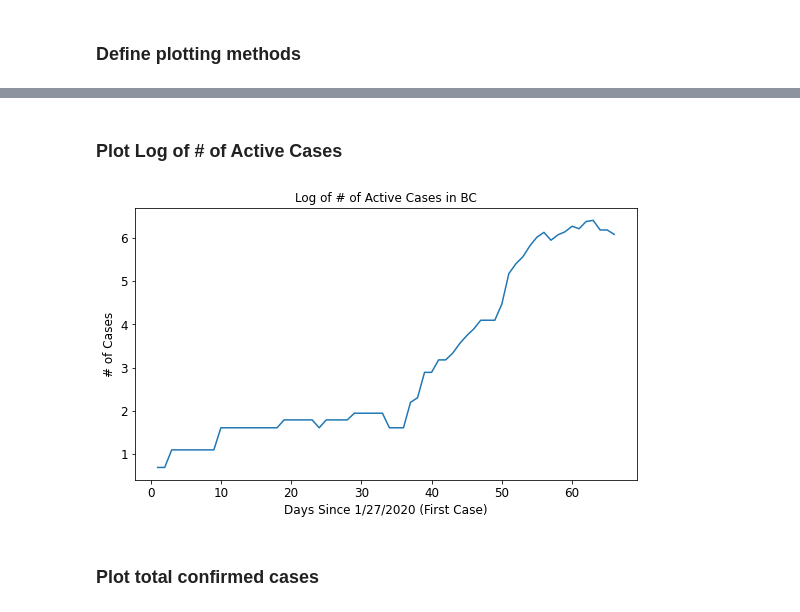
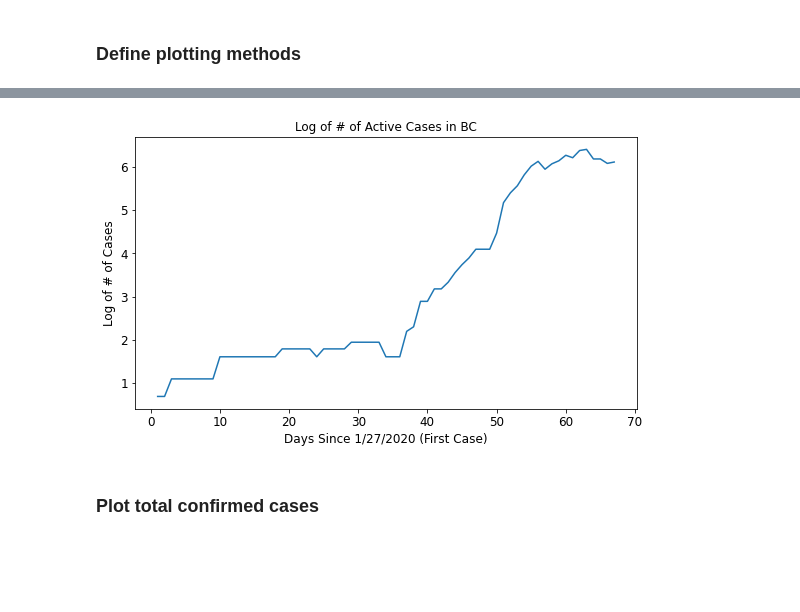
Before and after one commit to valarao/bc-covid-visualizations, a Jupyter notebook: BC COVID-19 Visualizations.ipynb, the cells around one changed output, grey strips where cells are left out. Saved outputs shown, nothing was run; the diff lists cells and outputs as text; code cells hidden in the pictures; blank space fills up the shorter version.

Commit message:
April 2 Update and Active Cases by Region

```diff
--- a/BC COVID-19 Visualizations.ipynb
+++ b/BC COVID-19 Visualizations.ipynb
@@ -49,10 +49,12 @@ merged_df = confirmed_df.merge(deaths_df, how='left', on=['DayCount', 'Date']).m
 # %% [markdown]
 ### Calculate active cases
 # %%
-def calculate_total_active_cases(row):
-    return row['total_confirmed'] - row['total_deaths'] - row['total_recovered']
+def calculate_active_cases(row, region):
+    return row['{}_confirmed'.format(region)] - row['{}_deaths'.format(region)] - row['{}_recovered'.format(region)]
 
-merged_df['total_active'] = merged_df.apply(lambda row: calculate_total_active_cases(row), axis=1)
+merged_df['total_active'] = merged_df.apply(lambda row: calculate_active_cases(row, 'total'), axis=1)
+for region in region_list:
+    merged_df['{}_active'.format(region)] = merged_df.apply(lambda row: calculate_active_cases(row, region), axis=1)
 # %% [markdown]
 ### Define plotting methods
 # %%
@@ -165,8 +161,6 @@ plot_active_cases()
-# %% [markdown]
-### Plot Log of # of Active Cases
 # %%
-plot_active_cases(useLog=True)
+plot_total_cases(useLog=True, active=True)
 # %% [output]
-[figure, old version]
+[figure, new version]
 # %% [markdown]
 ### Plot total confirmed cases
```
Also changed, not shown: parts of 25 cells of this notebook, 3 other files.
